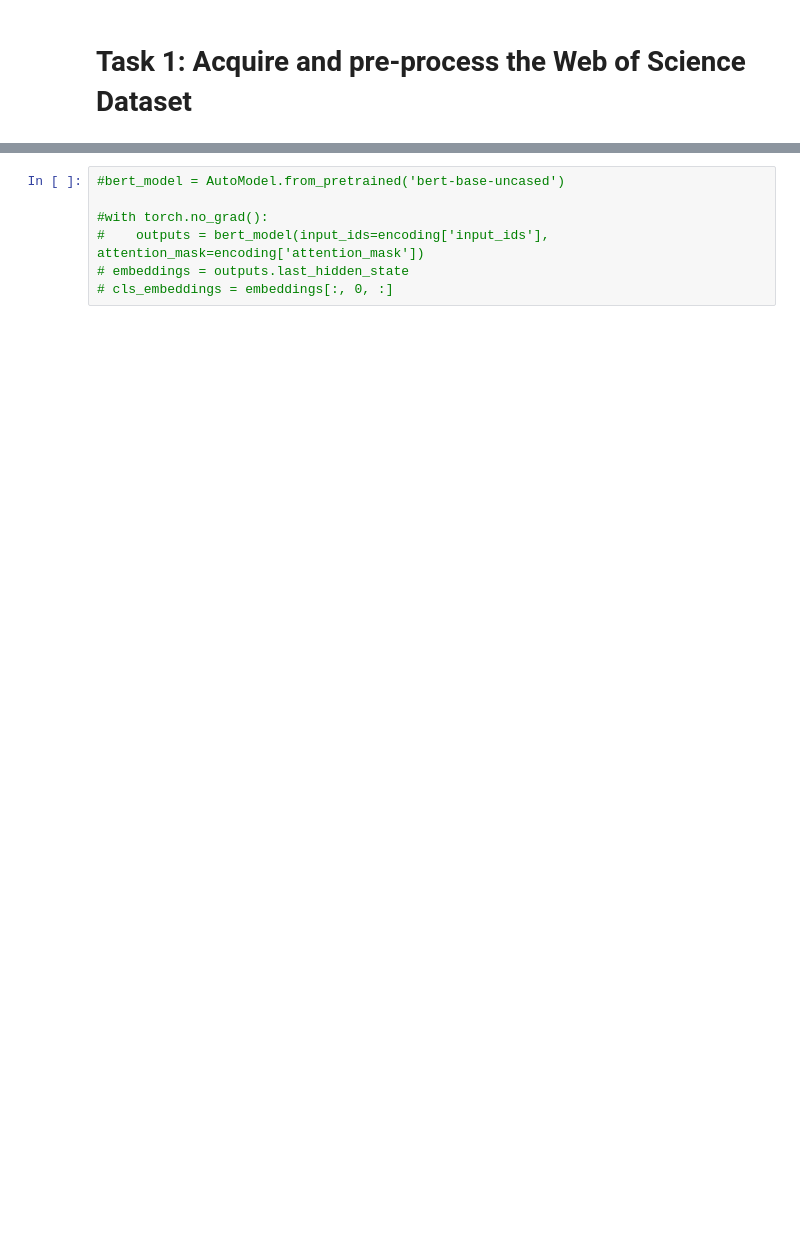
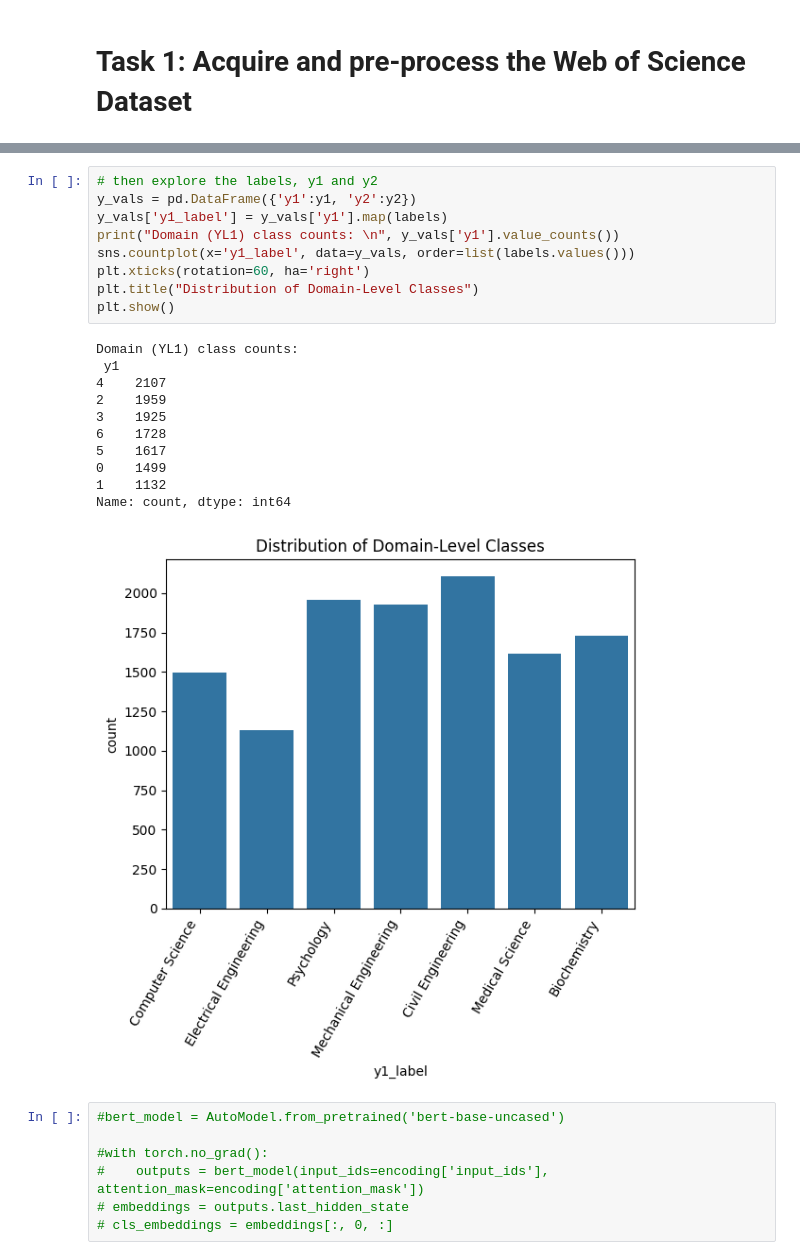
Before and after one commit to dianacovacii/COMP551_A4, a Jupyter notebook: COMP551_A4.ipynb, the cells around one changed output, grey strips where cells are left out. Cells and saved outputs as stored; diff of their text form; blank space fills up the shorter version.

```diff
--- a/COMP551_A4.ipynb
+++ b/COMP551_A4.ipynb
@@ -107,3 +154,24 @@ torch.Size([11967, 128])
+# %%
+# then explore the labels, y1 and y2
+y_vals = pd.DataFrame({'y1':y1, 'y2':y2})
+y_vals['y1_label'] = y_vals['y1'].map(labels)
+print("Domain (YL1) class counts: \n", y_vals['y1'].value_counts())
+sns.countplot(x='y1_label', data=y_vals, order=list(labels.values()))
+plt.xticks(rotation=60, ha='right')
+plt.title("Distribution of Domain-Level Classes")
+plt.show()
+# %% [output]
+Domain (YL1) class counts:
+ y1
+4    2107
+2    1959
+3    1925
+6    1728
+5    1617
+0    1499
+1    1132
+Name: count, dtype: int64
+[figure, added]
 # %%
 #bert_model = AutoModel.from_pretrained('bert-base-uncased')
 
```
Also changed, not shown: parts of 9 cells of this notebook.
